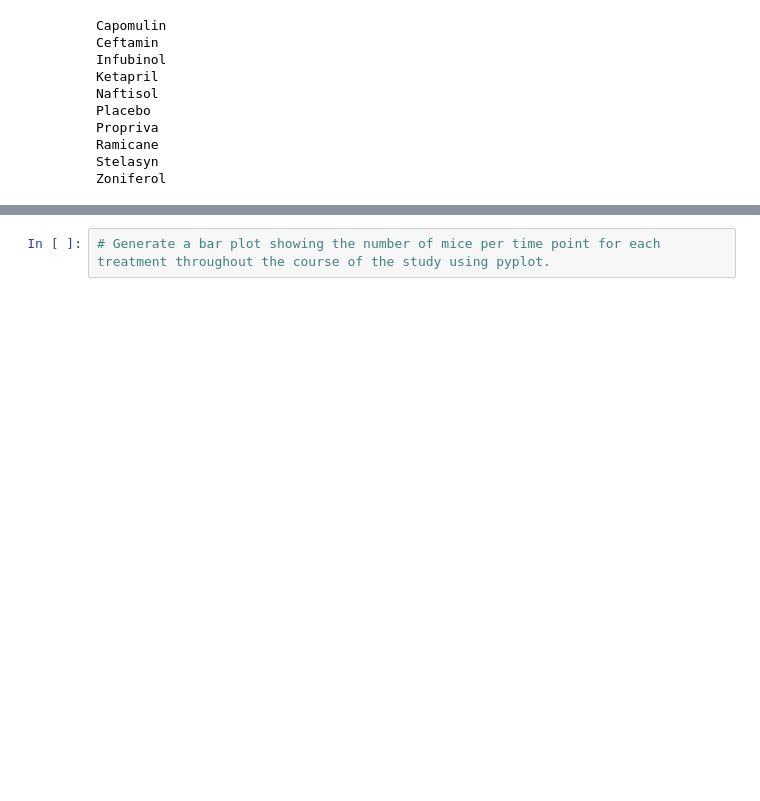
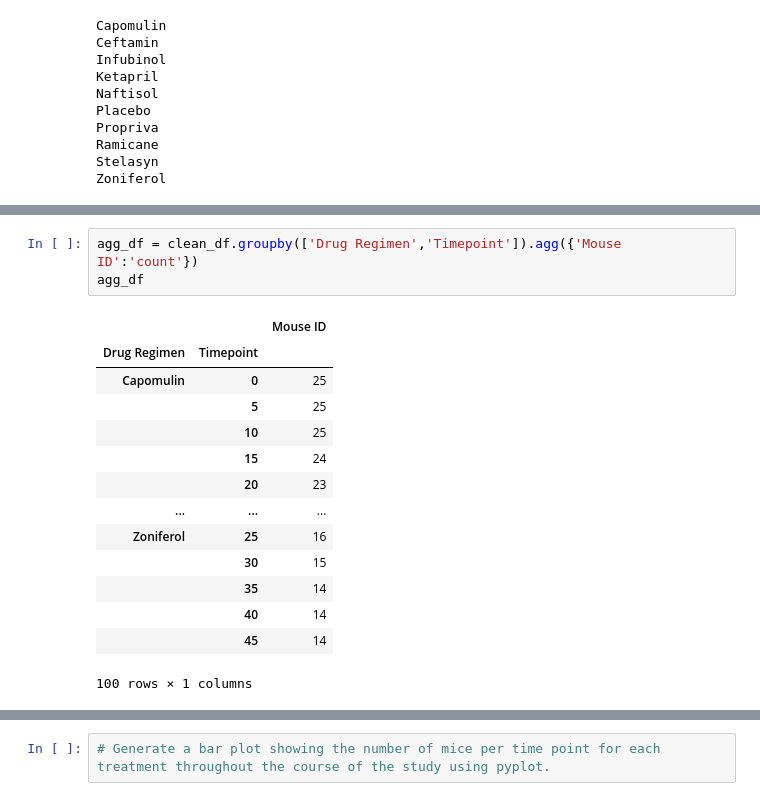
Before and after one commit to IrinaUX/MatPlotLib_hw, a Jupyter notebook: pymaceuticals_starter-Copy4b.ipynb, the cells around one changed output, grey strips where cells are left out. Drawn from its saved outputs; the diff is of its cells as text; blank space fills up the shorter version.

```diff
--- a/pymaceuticals_starter-Copy4b.ipynb
+++ b/pymaceuticals_starter-Copy4b.ipynb
@@ -278,0 +264,18 @@ for x in range(len(drug_list)):
+# %%
+agg_df = clean_df.groupby(['Drug Regimen','Timepoint']).agg({'Mouse ID':'count'})
+agg_df
+# %% [output]
+|  |  | Mouse ID |
+| Drug Regimen | Timepoint |  |
+| Capomulin | 0 | 25 |
+|  | 5 | 25 |
+|  | 10 | 25 |
+|  | 15 | 24 |
+|  | 20 | 23 |
+| ... | ... | ... |
+| Zoniferol | 25 | 16 |
+|  | 30 | 15 |
+|  | 35 | 14 |
+|  | 40 | 14 |
+|  | 45 | 14 |
+100 rows × 1 columns
```
Also changed, not shown: parts of 13 cells of this notebook, 20 other files.
